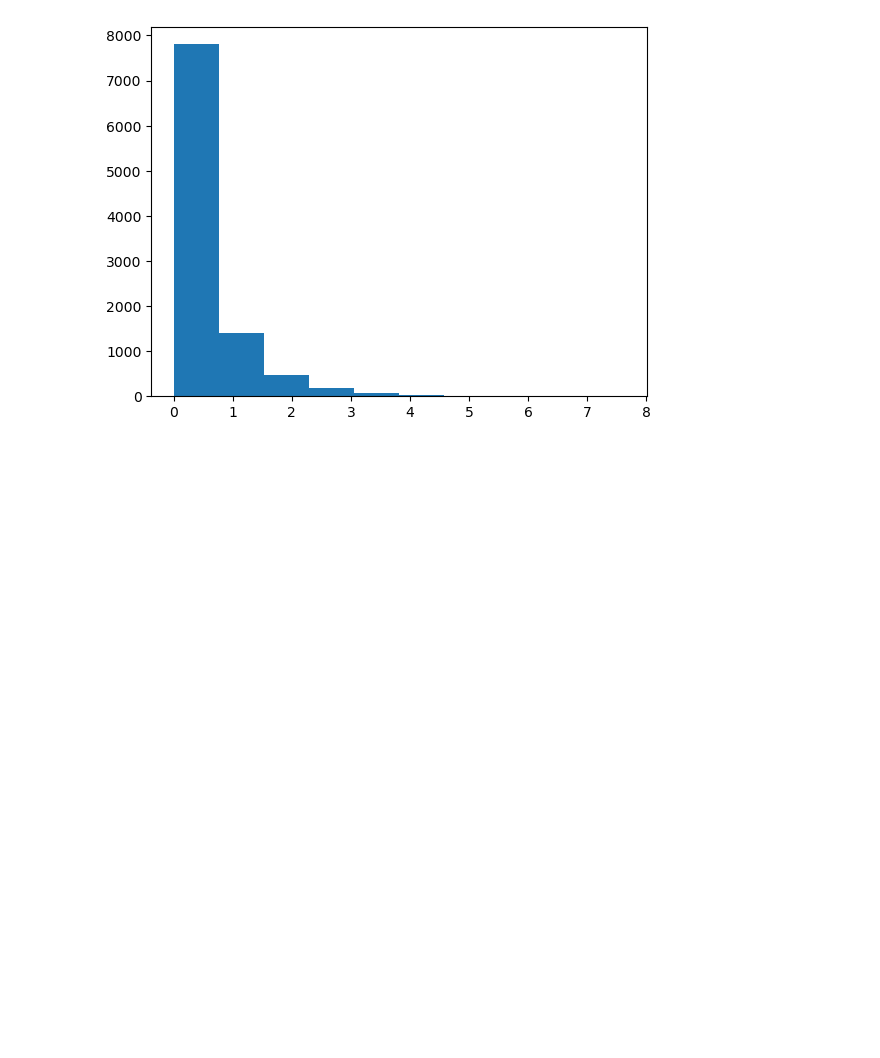
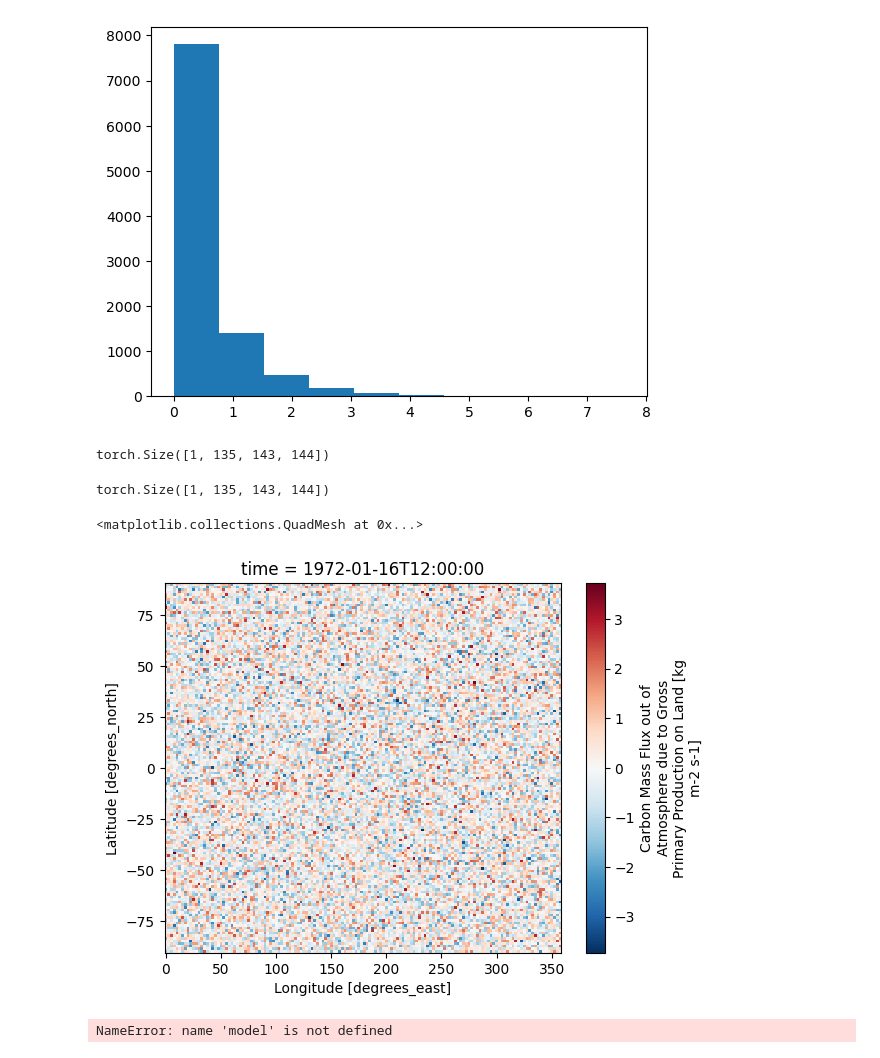
Before and after one commit to grahamclyne/ipsl_dcpp, a Jupyter notebook: diffusion.ipynb, the cells around one changed output. Cells and saved outputs as stored; diff of their text form; code cells hidden in the pictures; blank space fills up the shorter version.

```diff
--- a/diffusion.ipynb
+++ b/diffusion.ipynb
@@ -16,0 +31,41 @@ plt.hist(gamma_input)
+# %%
+from hydra import compose, initialize
+from omegaconf import OmegaConf
+
+
+with initialize(version_base=None, config_path="conf"):
+    cfg = compose(config_name="config")
+# %%
+train = IPSL_DCPP('train',cfg.experiment.lead_time_months)
+train_dataloader = torch.utils.data.DataLoader(train,batch_size=1,shuffle=False,num_workers=1)
+batch = next(iter(train_dataloader))
+# %%
+batch['state_surface'].shape
+# %% [output]
+torch.Size([1, 135, 143, 144])
+# %%
+sample_image = batch['state_surface']
+# %%
+from PIL import Image
+noise = torch.randn(sample_image.shape)
+timesteps = torch.LongTensor([1000])
+noisy_image = noise_scheduler.add_noise(sample_image, noise, timesteps)
+noisy_image.shape
+# %% [output]
+torch.Size([1, 135, 143, 144])
+# %%
+import xarray as xr
+ds = xr.open_dataset(train.files[0])
+shell = ds.isel(time=0)
+shell['gpp'].data = noisy_image.squeeze()[14,:,:]
+shell['gpp'].plot.pcolormesh()
+# %% [output]
+<matplotlib.collections.QuadMesh at 0x...>
+[figure, added]
+# %%
+import torch.nn.functional as F
+
+noise_pred = model(noisy_image, timesteps).sample
+loss = F.mse_loss(noise_pred, noise)
+# %% [output]
+NameError: name 'model' is not defined
```
Also changed, not shown: parts of 6 cells of this notebook, 11 other files.
